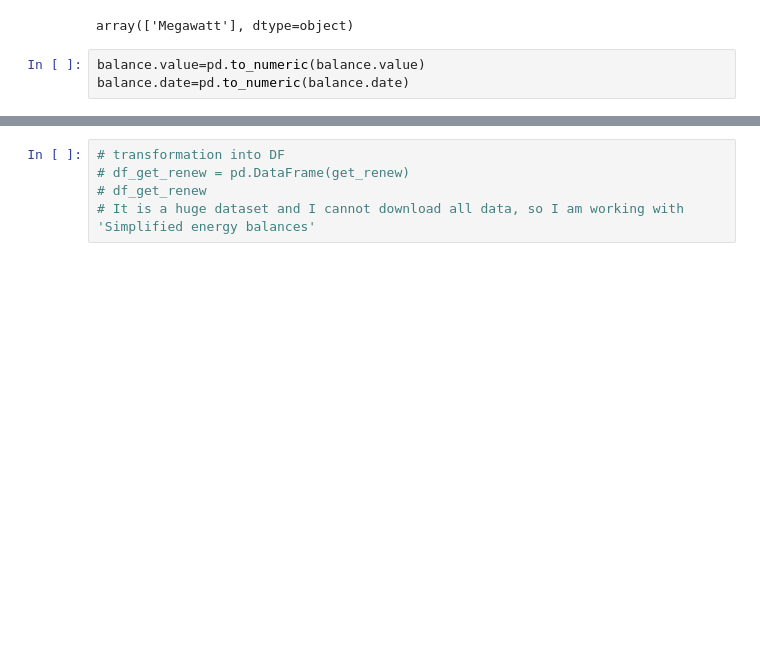
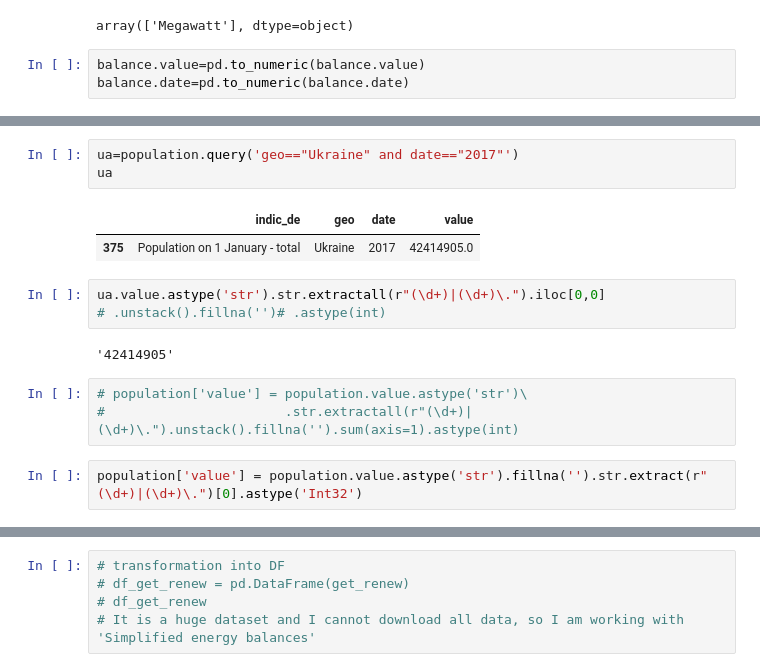
Before and after one commit to zhiravetska/FP, a Jupyter notebook: datafrom eurostat_2 copy.ipynb, the cells around one changed output, grey strips where cells are left out. Saved outputs shown, nothing was run; the diff lists cells and outputs as text; blank space fills up the shorter version.

```diff
--- a/datafrom eurostat_2 copy.ipynb
+++ b/datafrom eurostat_2 copy.ipynb
@@ -87,0 +144,16 @@ balance.date=pd.to_numeric(balance.date)
+# %%
+ua=population.query('geo=="Ukraine" and date=="2017"')
+ua
+# %% [output]
+|  | indic_de | geo | date | value |
+| 375 | Population on 1 January - total | Ukraine | 2017 | 42414905.0 |
+# %%
+ua.value.astype('str').str.extractall(r"(\d+)|(\d+)\.").iloc[0,0]
+# .unstack().fillna('')# .astype(int)
+# %% [output]
+'42414905'
+# %%
+# population['value'] = population.value.astype('str')\
+#                       .str.extractall(r"(\d+)|(\d+)\.").unstack().fillna('').sum(axis=1).astype(int)
+# %%
+population['value'] = population.value.astype('str').fillna('').str.extract(r"(\d+)|(\d+)\.")[0].astype('Int32')
```
Also changed, not shown: parts of 18 cells of this notebook.
